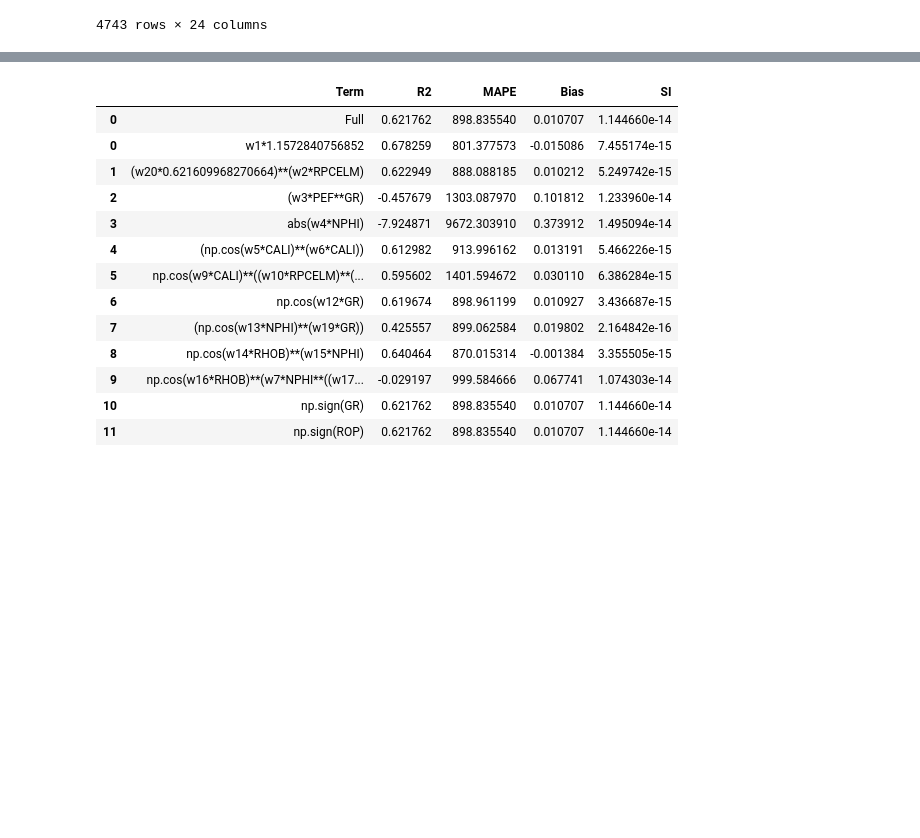
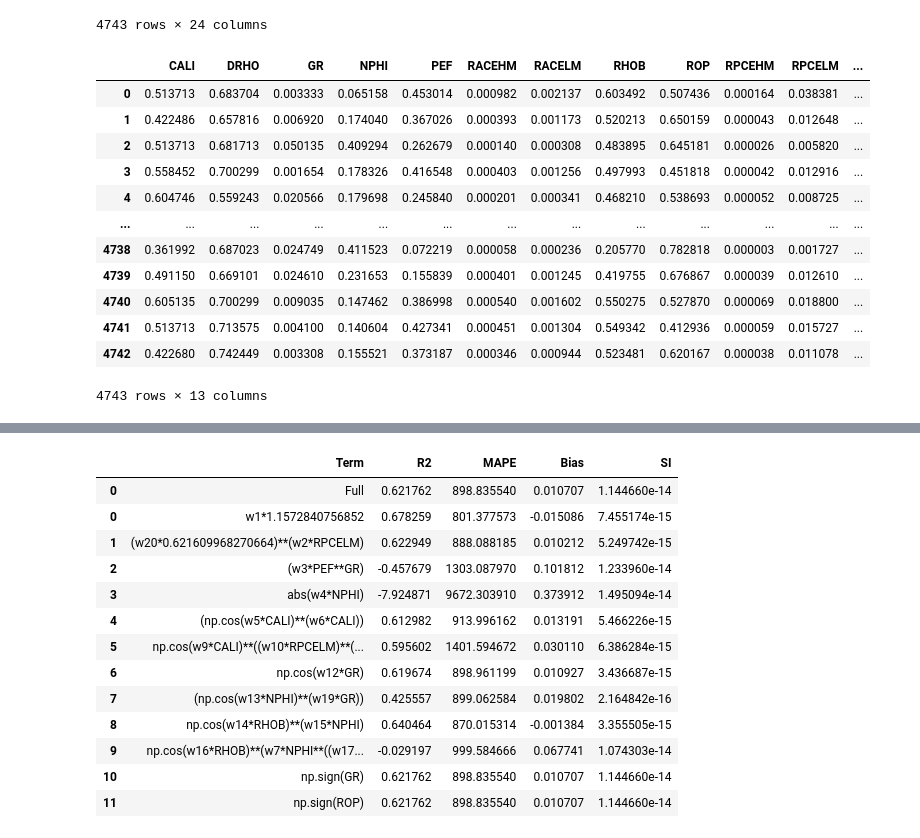
Before and after one commit to yohanesnuwara/MLGeo, a Jupyter notebook: Sonic_IEEE_Sensitivity_Analysis.ipynb, the cells around one changed output, grey strips where cells are left out. Saved outputs shown, nothing was run; the diff lists cells and outputs as text; code cells hidden in the pictures; blank space fills up the shorter version.

```diff
--- a/Sonic_IEEE_Sensitivity_Analysis.ipynb
+++ b/Sonic_IEEE_Sensitivity_Analysis.ipynb
@@ -427,3 +511,27 @@ DT_df
 | 4741 | 4741 | 8153 | 0.513713 | 0.713575 | 0.004100 | 0.140604 | 0.427341 | 0.000451 | 0.001304 | 0.549342 | ... | ... |
 | 4742 | 4742 | 15902 | 0.422680 | 0.742449 | 0.003308 | 0.155521 | 0.373187 | 0.000346 | 0.000944 | 0.523481 | ... | ... |
 4743 rows × 24 columns
+# %%
+# Read full dataset
+colname = ['CALI', 'DRHO', 'GR', 'NPHI', 'PEF', 'RACEHM', 'RACELM', 'RHOB', 'ROP',
+       'RPCEHM', 'RPCELM', 'RT', 's']
+DT_df = pd.read_csv('/content/YOHAN_DTS.csv', delimiter=';', names=colname)
+
+# Eliminate NaNs
+DT_df = DT_df.dropna().reset_index(drop=True)
+
+DT_df
+# %% [output]
+|  | CALI | DRHO | GR | NPHI | PEF | RACEHM | RACELM | RHOB | ROP | RPCEHM | RPCELM | ... |
+| 0 | 0.513713 | 0.683704 | 0.003333 | 0.065158 | 0.453014 | 0.000982 | 0.002137 | 0.603492 | 0.507436 | 0.000164 | 0.038381 | ... |
+| 1 | 0.422486 | 0.657816 | 0.006920 | 0.174040 | 0.367026 | 0.000393 | 0.001173 | 0.520213 | 0.650159 | 0.000043 | 0.012648 | ... |
+| 2 | 0.513713 | 0.681713 | 0.050135 | 0.409294 | 0.262679 | 0.000140 | 0.000308 | 0.483895 | 0.645181 | 0.000026 | 0.005820 | ... |
+| 3 | 0.558452 | 0.700299 | 0.001654 | 0.178326 | 0.416548 | 0.000403 | 0.001256 | 0.497993 | 0.451818 | 0.000042 | 0.012916 | ... |
+| 4 | 0.604746 | 0.559243 | 0.020566 | 0.179698 | 0.245840 | 0.000201 | 0.000341 | 0.468210 | 0.538693 | 0.000052 | 0.008725 | ... |
+| ... | ... | ... | ... | ... | ... | ... | ... | ... | ... | ... | ... | ... |
+| 4738 | 0.361992 | 0.687023 | 0.024749 | 0.411523 | 0.072219 | 0.000058 | 0.000236 | 0.205770 | 0.782818 | 0.000003 | 0.001727 | ... |
+| 4739 | 0.491150 | 0.669101 | 0.024610 | 0.231653 | 0.155839 | 0.000401 | 0.001245 | 0.419755 | 0.676867 | 0.000039 | 0.012610 | ... |
+| 4740 | 0.605135 | 0.700299 | 0.009035 | 0.147462 | 0.386998 | 0.000540 | 0.001602 | 0.550275 | 0.527870 | 0.000069 | 0.018800 | ... |
+| 4741 | 0.513713 | 0.713575 | 0.004100 | 0.140604 | 0.427341 | 0.000451 | 0.001304 | 0.549342 | 0.412936 | 0.000059 | 0.015727 | ... |
+| 4742 | 0.422680 | 0.742449 | 0.003308 | 0.155521 | 0.373187 | 0.000346 | 0.000944 | 0.523481 | 0.620167 | 0.000038 | 0.011078 | ... |
+4743 rows × 13 columns
```
Also changed, not shown: parts of 15 cells of this notebook.
